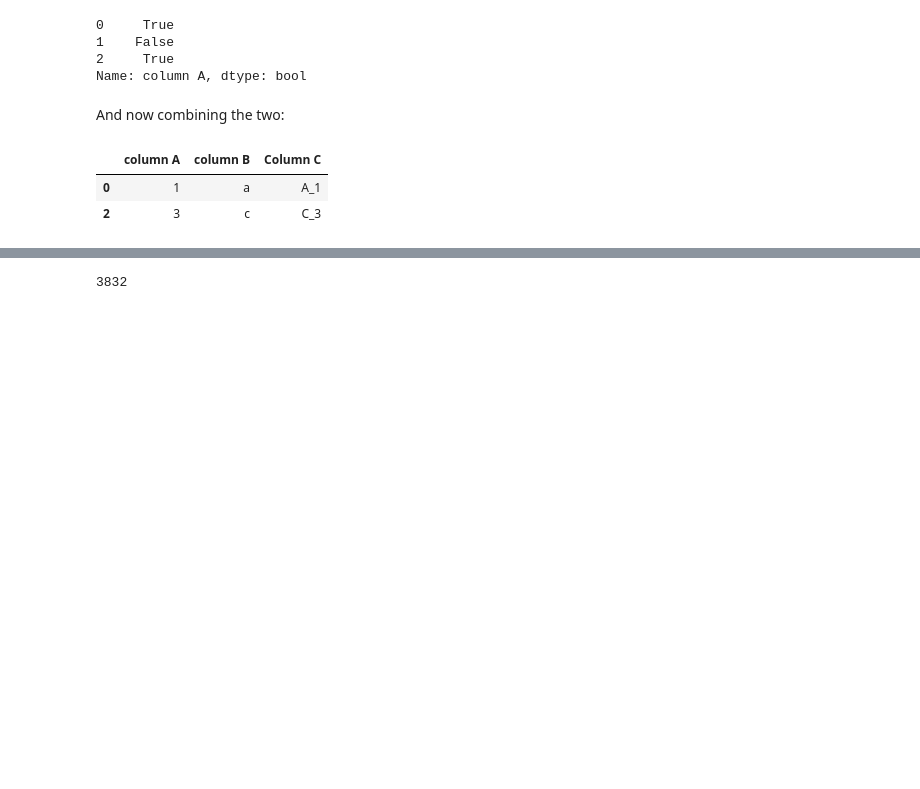
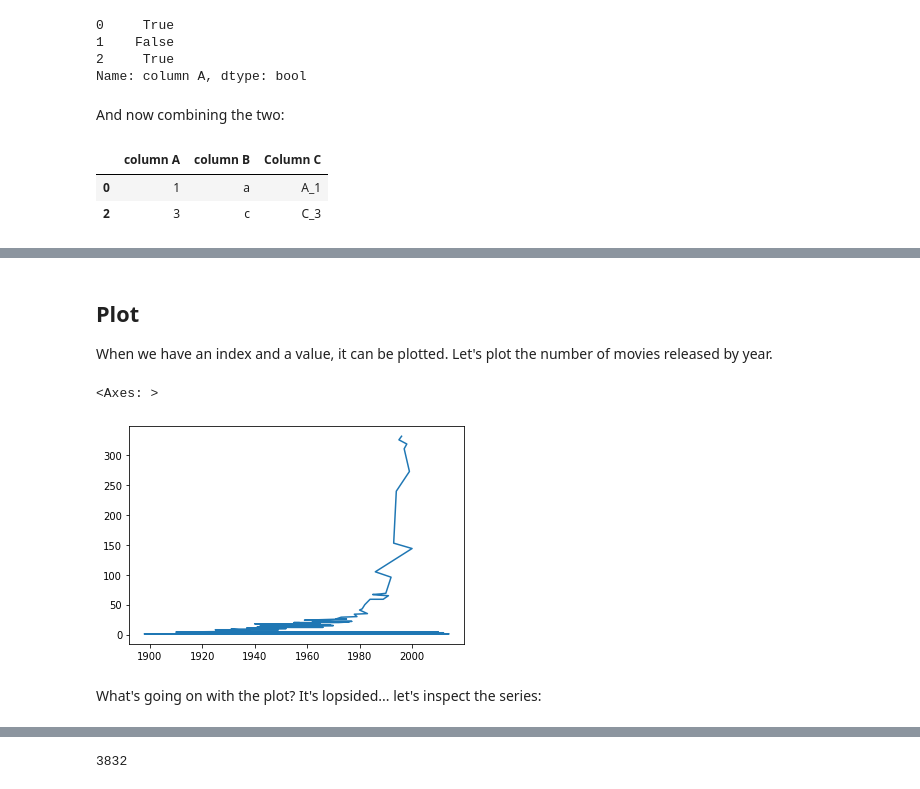
Before and after one commit to kicsikrumpli/python_kata, a Jupyter notebook: kata_02-pandas/imdb_pandas.ipynb, the cells around one changed output, grey strips where cells are left out. Drawn from its saved outputs; the diff is of its cells as text; code cells hidden in the pictures; blank space fills up the shorter version.

```diff
--- a/kata_02-pandas/imdb_pandas.ipynb
+++ b/kata_02-pandas/imdb_pandas.ipynb
@@ -355,0 +496,10 @@ df[df['column A'] % 2 == 1]
+# %% [markdown]
+## Plot
+When we have an index and a value, it can be plotted. Let's plot the number of movies released by year.
+# %%
+movies_df['year'].value_counts().plot()
+# %% [output]
+<Axes: >
+[figure, added]
+# %% [markdown]
+What's going on with the plot? It's lopsided... let's inspect the series:
```
Also changed, not shown: parts of 82 cells of this notebook.
